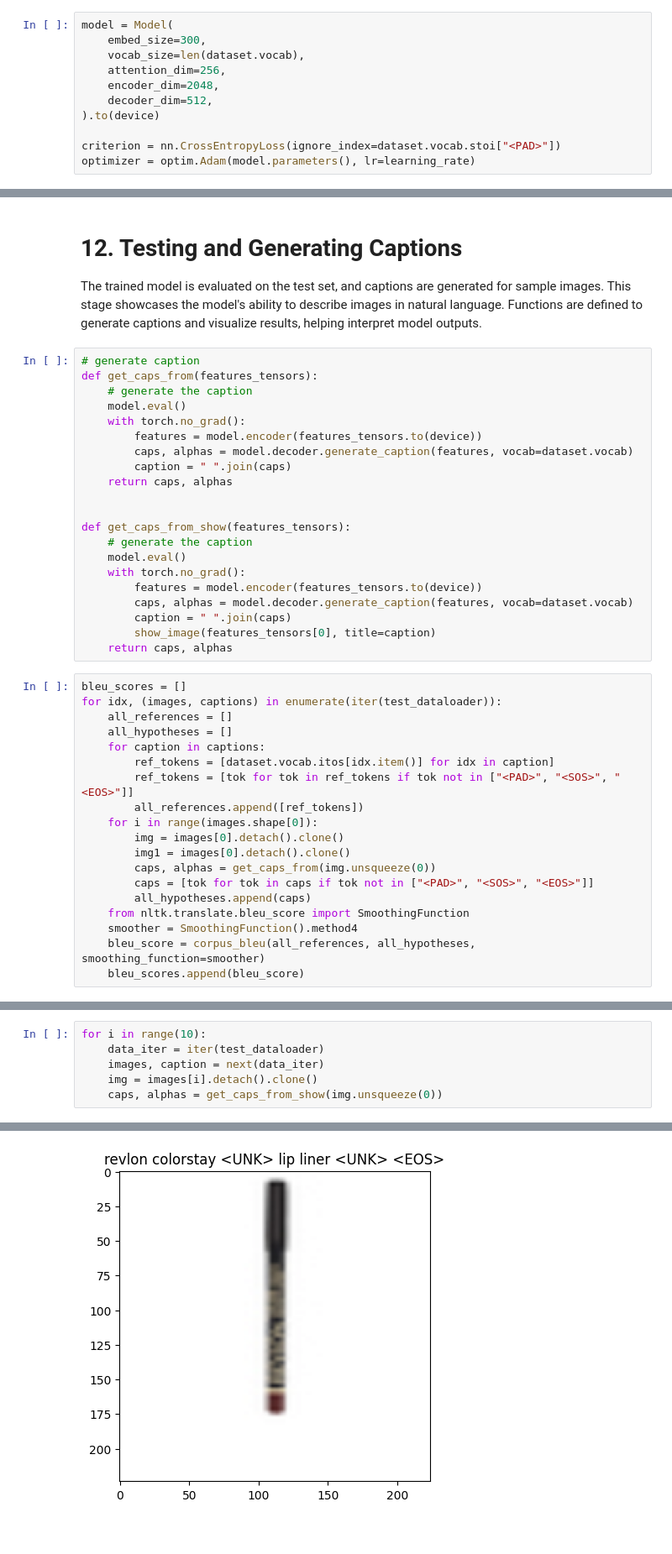
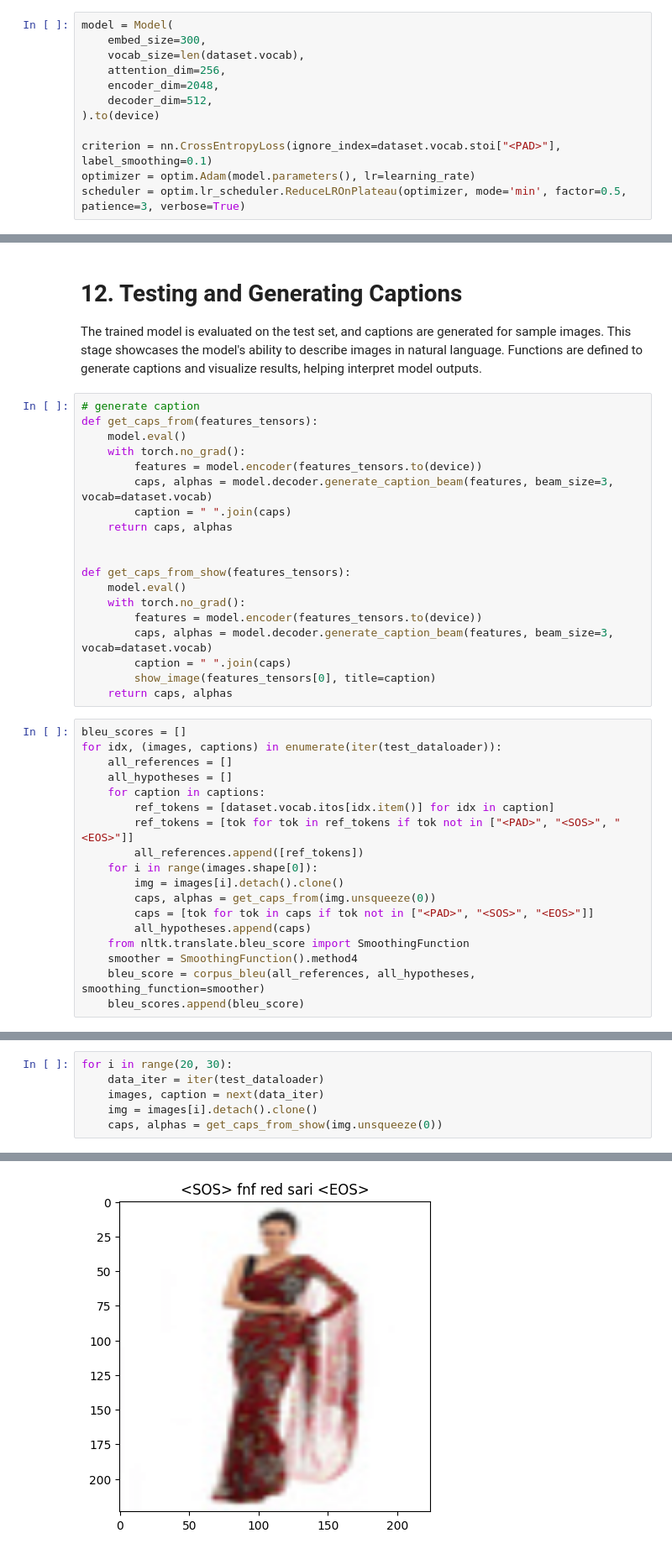
Before and after one commit to samz905/image-captioning-model, a Jupyter notebook: model_processing.ipynb, the cells around one changed output, grey strips where cells are left out. Shown at 84% size. Cells and saved outputs as stored; diff of their text form.

```diff
--- a/model_processing.ipynb
+++ b/model_processing.ipynb
@@ -185,5 +183,6 @@ model = Model(
     decoder_dim=512,
 ).to(device)
 
-criterion = nn.CrossEntropyLoss(ignore_index=dataset.vocab.stoi["<PAD>"])
+criterion = nn.CrossEntropyLoss(ignore_index=dataset.vocab.stoi["<PAD>"], label_smoothing=0.1)
 optimizer = optim.Adam(model.parameters(), lr=learning_rate)
+scheduler = optim.lr_scheduler.ReduceLROnPlateau(optimizer, mode='min', factor=0.5, patience=3, verbose=True)
@@ -376,21 +375,19 @@ The trained model is evaluated on the test set, and captions are generated for s
 # %%
 # generate caption
 def get_caps_from(features_tensors):
-    # generate the caption
     model.eval()
     with torch.no_grad():
         features = model.encoder(features_tensors.to(device))
-        caps, alphas = model.decoder.generate_caption(features, vocab=dataset.vocab)
+        caps, alphas = model.decoder.generate_caption_beam(features, beam_size=3, vocab=dataset.vocab)
         caption = " ".join(caps)
     return caps, alphas
 
 
 def get_caps_from_show(features_tensors):
-    # generate the caption
     model.eval()
     with torch.no_grad():
         features = model.encoder(features_tensors.to(device))
-        caps, alphas = model.decoder.generate_caption(features, vocab=dataset.vocab)
+        caps, alphas = model.decoder.generate_caption_beam(features, beam_size=3, vocab=dataset.vocab)
         caption = " ".join(caps)
         show_image(features_tensors[0], title=caption)
     return caps, alphas
@@ -404,8 +401,7 @@ for idx, (images, captions) in enumerate(iter(test_dataloader)):
         ref_tokens = [tok for tok in ref_tokens if tok not in ["<PAD>", "<SOS>", "<EOS>"]]
         all_references.append([ref_tokens])
     for i in range(images.shape[0]):
-        img = images[0].detach().clone()
-        img1 = images[0].detach().clone()
+        img = images[i].detach().clone()
         caps, alphas = get_caps_from(img.unsqueeze(0))
         caps = [tok for tok in caps if tok not in ["<PAD>", "<SOS>", "<EOS>"]]
         all_hypotheses.append(caps)
@@ -421,5 +417,5 @@ print(np.mean(bleu_scores))
 # %%
-for i in range(10):
+for i in range(20, 30):
     data_iter = iter(test_dataloader)
     images, caption = next(data_iter)
     img = images[i].detach().clone()
@@ -430 +426 @@ for i in range(10):
-[figure, old version]
+[figure, new version]
```
Also changed, not shown: parts of 8 cells of this notebook, 4 other files.
